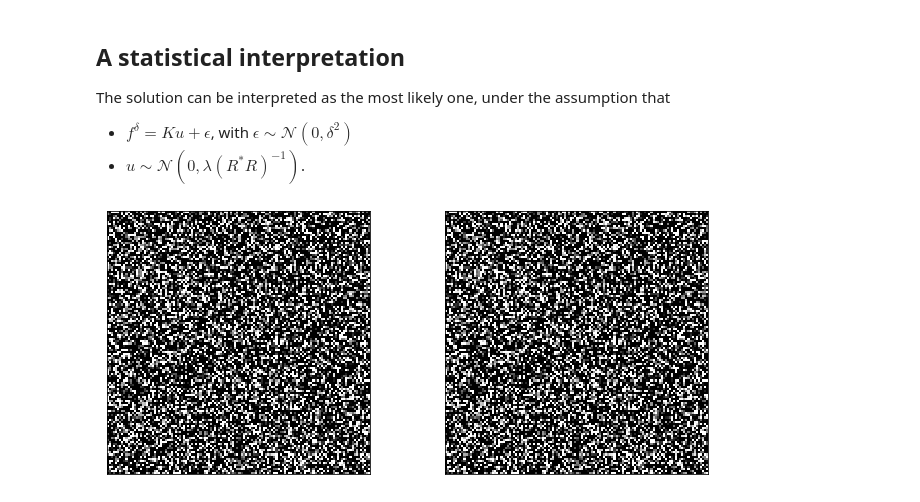
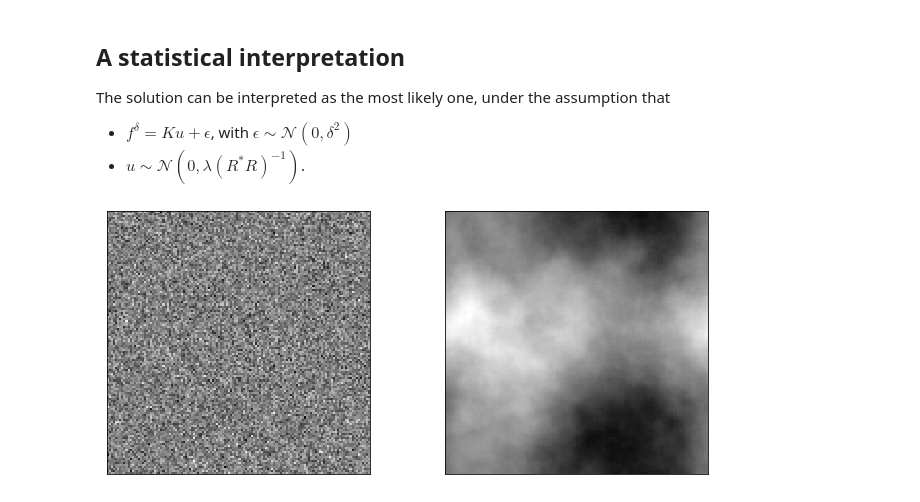
Before and after one commit to TristanvanLeeuwen/Summerschool, a Jupyter notebook: Presentation.ipynb, the cells around one changed output. Cells and saved outputs as stored; diff of their text form; code cells hidden in the pictures.

```diff
--- a/Presentation.ipynb
+++ b/Presentation.ipynb
@@ -6,10 +6,27 @@ import matplotlib.pyplot as plt
 from skimage.color import rgb2gray
 from skimage import data
 from scipy.signal import convolve2d as conv2
+from scipy.fft import fft2, ifft2
 from skimage.util import random_noise
 from skimage.restoration import wiener, richardson_lucy
 
-# helper function
+# helper function for forward operator
+def K(inp,psf=[],mode='forward',alpha=1e-16):
+    n = inp.shape[0]
+    k_hat = fft2(psf,s=(n,n))
+    inp_hat = fft2(inp)
+    if mode == 'forward':
+        outp = ifft2(k_hat * inp_hat)
+    if mode == 'adjoint':
+        outp = ifft2(np.conj(k_hat) * inp_hat)
+    if mode == 'pinv':
+        g_hat = 1 / (np.conj(k_hat) * k_hat)
+        g_hat[np.abs(k_hat)**2 <= alpha * np.amax(np.abs(k_hat), keepdims=False)] = 0
+        outp = ifft2(( np.conj(k_hat) * inp_hat ) * (g_hat) )
+
+    return np.real(outp)
+
+# helper function for plotting
 def plot_images(images, titles, fname=[], scale = [0,1]):
     m = len(images)
     fig, ax = plt.subplots(1,m)
@@ -236,16 +247,16 @@ The solution can be interpreted as the most likely one, under the assumption tha
 # %%
 n = 128
 
 # regularisation
-reg_psf = np.array([[0,1,0],[1,-4,1],[0,1,0]])
+reg_psf = np.array([[0,1,0],[1,-4,1],[0,1,0]])*n
 
-# random image with unit covariance
-u1 = np.random.randn(n,n)
+# random image with diagonal covariance
+u1 = .05*np.random.randn(n,n)
 
 # random image with inverse Laplace covariance
-#u2 = wiener(np.random.randn(n,n), reg_psf, reg = 1, balance=1e-16, clip=False)
-
+z = np.random.randn(n,n)
+u2 = K(z, psf = reg_psf, mode='pinv')
 #
-plot_images([u1,u1], ['',''], fname='bayesian.png')
+plot_images([u1,u2], ['',''], fname='bayesian.png', scale=[-.2,.2])
 # %% [output]
-[figure, old version]
+[figure, new version]
```
Also changed, not shown: parts of 16 cells of this notebook.
